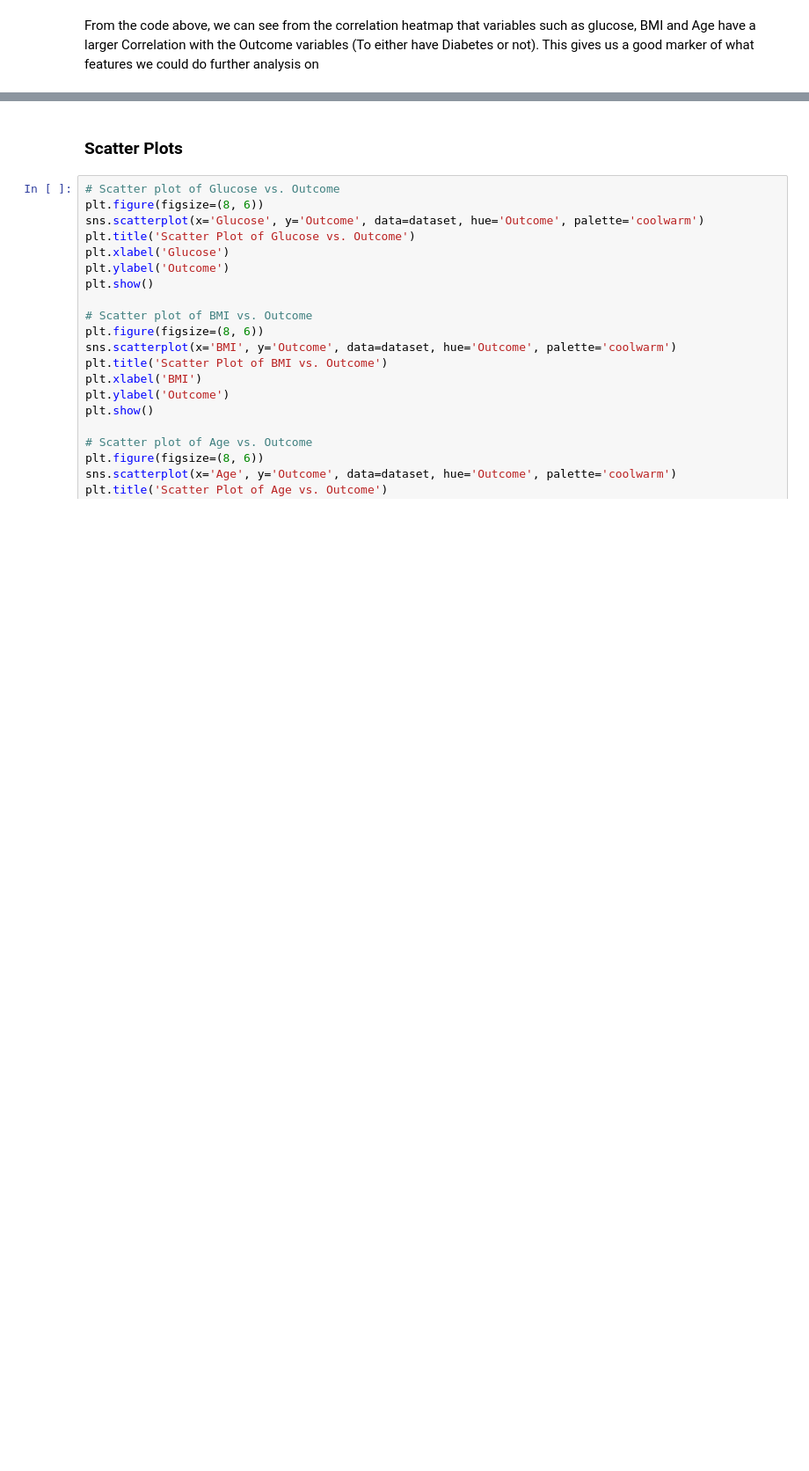
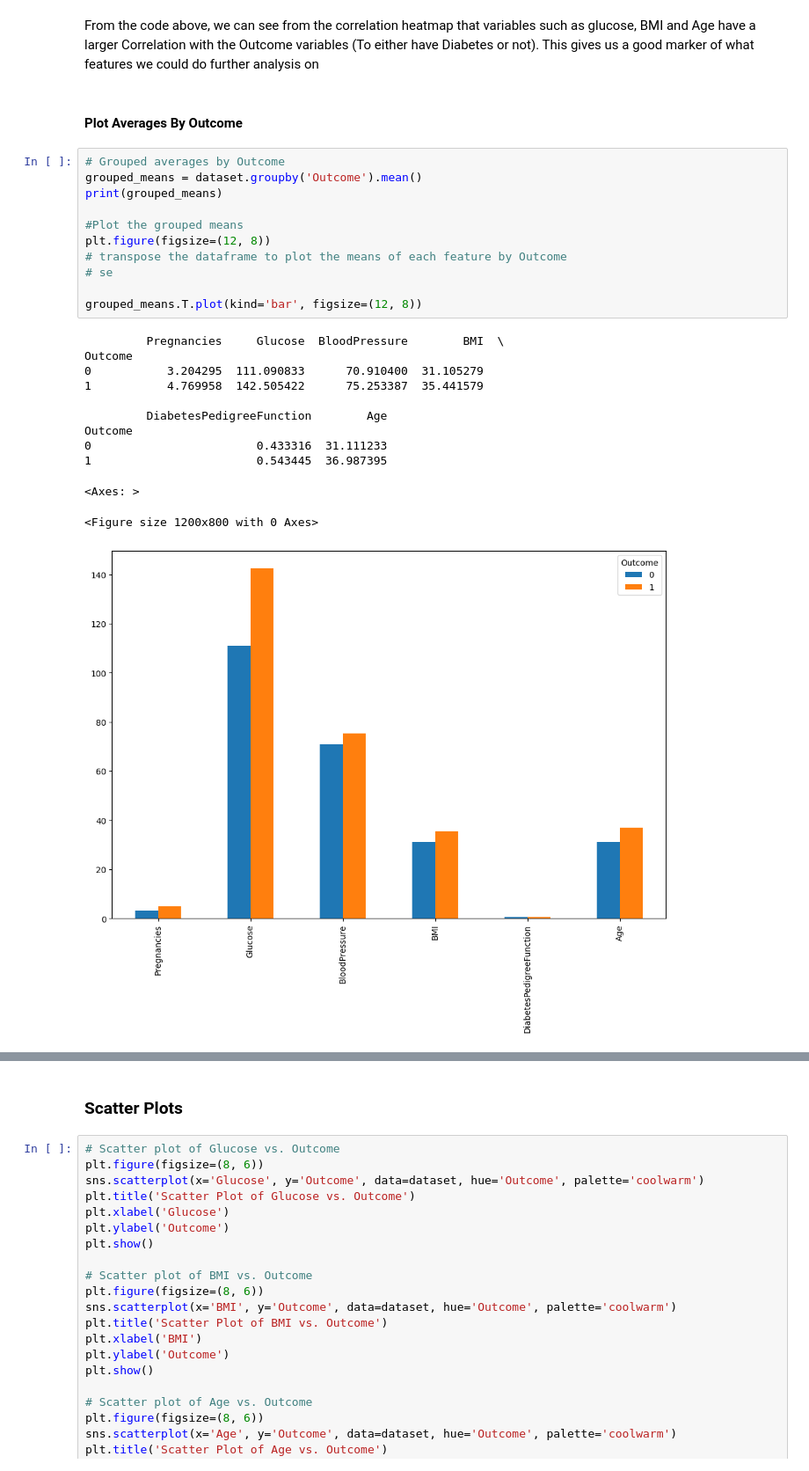
Before and after one commit to MattMW04/Data-Science-Assessment, a Jupyter notebook: Asessment-Data-Usage.ipynb, the cells around one changed output, grey strips where cells are left out. Shown: that part at 88% size. Cells and saved outputs as stored; diff of their text form; blank space fills up the shorter version.

```diff
--- a/Asessment-Data-Usage.ipynb
+++ b/Asessment-Data-Usage.ipynb
@@ -120,5 +102,31 @@ Outcome
 # %% [markdown]
 From the code above, we can see from the correlation heatmap that variables such as glucose, BMI and Age have a larger Correlation with the Outcome variables (To either have Diabetes or not). This gives us a good marker of what features we could do further analysis on
+# %% [markdown]
+#### Plot Averages By Outcome
+# %%
+# Grouped averages by Outcome
+grouped_means = dataset.groupby('Outcome').mean()
+print(grouped_means)
+
+#Plot the grouped means
+plt.figure(figsize=(12, 8))
+# transpose the dataframe to plot the means of each feature by Outcome
+# se
+
+grouped_means.T.plot(kind='bar', figsize=(12, 8))
+# %% [output]
+         Pregnancies     Glucose  BloodPressure        BMI  \
+Outcome
+0           3.204295  111.090833      70.910400  31.105279
+1           4.769958  142.505422      75.253387  35.441579
+
+         DiabetesPedigreeFunction        Age
+Outcome
+0                        0.433316  31.111233
+1                        0.543445  36.987395
+<Axes: >
+<Figure size 1200x800 with 0 Axes>
+[figure, added]
 # %%
 # Histograms for each column
 dataset.hist(bins=20, figsize=(20, 15), edgecolor='black')
```
Also changed, not shown: parts of 19 cells of this notebook, 1 other file.
